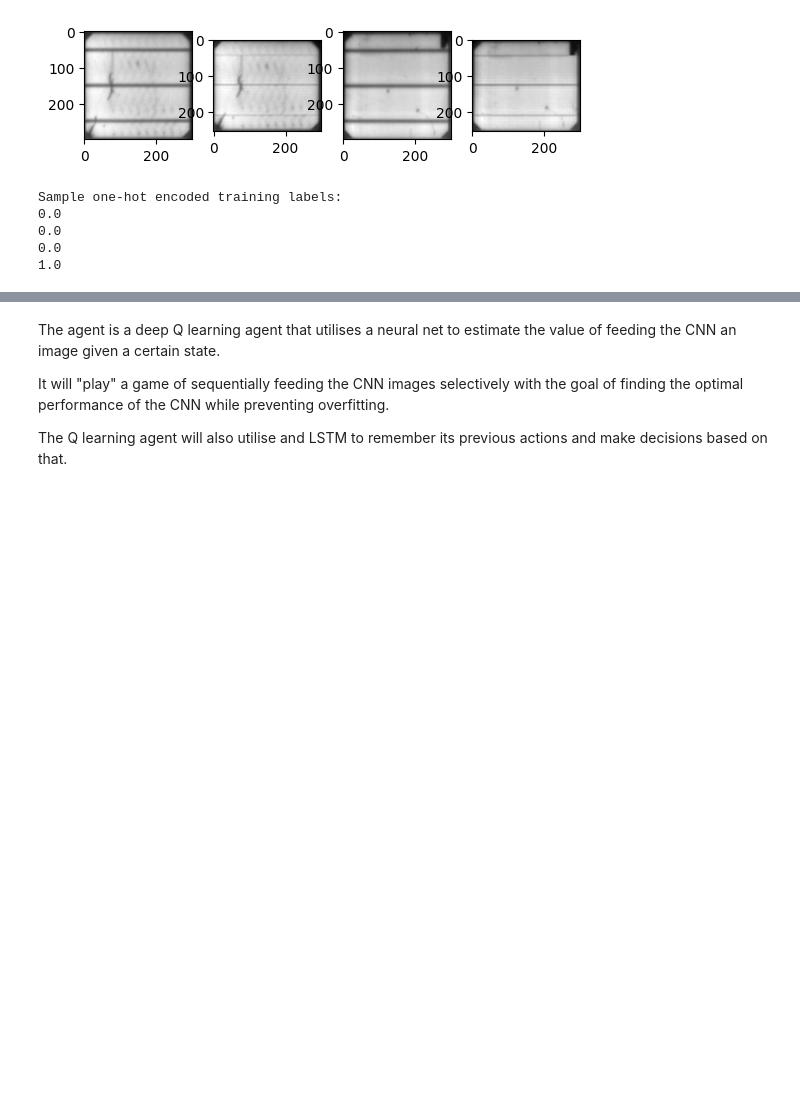
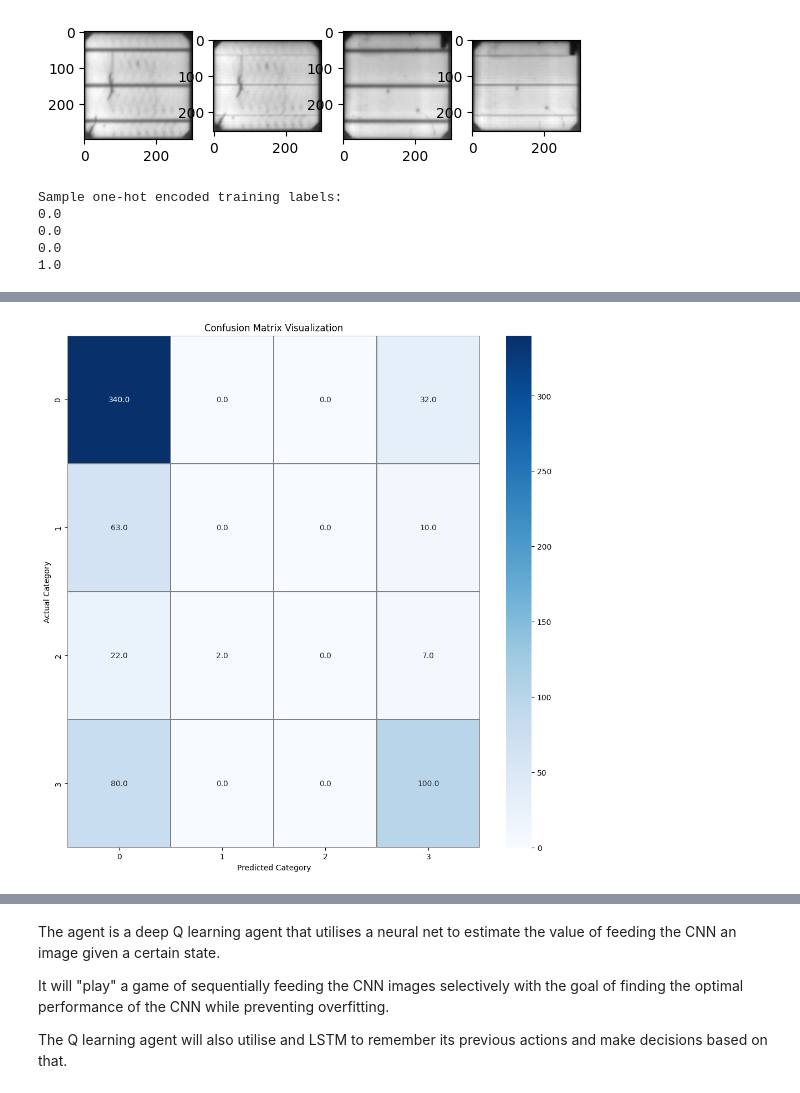
Before and after one commit to rayyyd/ELPV-cell-defect-classification, a Jupyter notebook: agent.ipynb, the cells around one changed output, grey strips where cells are left out. Drawn from its saved outputs; the diff is of its cells as text; code cells hidden in the pictures; blank space fills up the shorter version.

```diff
--- a/agent.ipynb
+++ b/agent.ipynb
@@ -236,7 +236,7 @@ from keras.models import Sequential
 from keras.layers import Dense, Dropout, Flatten, Conv2D, MaxPool2D
 from tensorflow.keras.models import Sequential
 from tensorflow.keras.layers import Conv2D, MaxPooling2D, Flatten, Dense, BatchNormalization, Activation, Dropout
-from scikeras.wrappers import KerasClassifier, KerasRegressor
+# from scikeras.wrappers import KerasClassifier, KerasRegressor
 
 def model():
         model = Sequential()
@@ -261,8 +261,8 @@ def model():
         model.compile(optimizer = optimizer , loss = "categorical_crossentropy", metrics=["accuracy"])
         return model
 
-epochs = 10
-batch_size = 15
+epochs = 150
+batch_size = 32
 
 datagen = ImageDataGenerator(
         featurewise_center=False,
@@ -306,60 +306,63 @@ class BestModelCallback(Callback):
             print(f"New best model saved: {self.best_model_path}")
 # %%
 # Custom callback to track the best model
-model = Sequential()
+def cnn():
+  model = Sequential()
 
-model.add(Conv2D(filters=8, kernel_size=(3,3), padding='Same', activation='relu', input_shape=(200,200,1)))
-model.add(BatchNormalization())  # Batch Normalization layer
-model.add(Conv2D(filters=16, kernel_size=(3,3), padding='Same', activation='relu'))
-model.add(BatchNormalization())  # Batch Normalization layer
-model.add(MaxPool2D((2,2),strides=(2,2)))
+  model.add(Conv2D(filters=8, kernel_size=(3,3), padding='Same', activation='relu', input_shape=(200,200,1)))
+  model.add(BatchNormalization())  # Batch Normalization layer
+  model.add(Conv2D(filters=16, kernel_size=(3,3), padding='Same', activation='relu'))
+  model.add(BatchNormalization())  # Batch Normalization layer
+  model.add(MaxPool2D((2,2),strides=(2,2)))
 
-model.add(Dropout(0.25))
+  model.add(Dropout(0.25))
 
-model.add(Conv2D(filters=32, kernel_size=(3,3), padding='Same', activation='relu'))
-model.add(BatchNormalization())  # Batch Normalization layer
+  model.add(Conv2D(filters=32, kernel_size=(3,3), padding='Same', activation='relu'))
+  model.add(BatchNormalization())  # Batch Normalization layer
 
 
-model.add(Flatten())
-model.add(Dense(64, activation='relu'))
-model.add(Dense(4, activation='sigmoid'))
-optimizer = Adam(learning_rate=0.00002, beta_1=0.85, beta_2=0.98)
+  model.add(Flatten())
+  model.add(Dense(64, activation='relu'))
+  model.add(Dense(4, activation='sigmoid'))
+  optimizer = Adam(learning_rate=0.00002, beta_1=0.85, beta_2=0.98)
 
-model.compile(optimizer = optimizer , loss = "categorical_crossentropy", metrics=["accuracy"])
-best_model_callback = BestModelCallback(model)
+  model.compile(optimizer = optimizer , loss = "categorical_crossentropy", metrics=["accuracy"])
+  best_model_callback = BestModelCallback(model)
 
-history = model.fit(datagen.flow(X_train, Y_train, batch_size=batch_size),
-                    epochs=epochs,
-                    validation_data=(X_test, Y_test),
-                    steps_per_epoch=X_train.shape[0] // batch_size,
-                    callbacks=[best_model_callback])
+  history = model.fit(datagen.flow(X_train, Y_train, batch_size=batch_size),
+                      epochs=epochs,
+                      validation_data=(X_test, Y_test),
+                      steps_per_epoch=X_train.shape[0] // batch_size,
+                      callbacks=[best_model_callback])
 
-# Ensure the best model was saved
-if best_model_callback.best_model_path:
-    # Load the best model
-    best_model = keras.models.load_model(best_model_callback.best_model_path)
-    print(f"Best model loaded: {best_model_callback.best_model_path}")
+  # Ensure the best model was saved
+  if best_model_callback.best_model_path:
+      # Load the best model
+      best_model = keras.models.load_model(best_model_callback.best_model_path)
+      print(f"Best model loaded: {best_model_callback.best_model_path}")
 
-    # Predict on test dataset with best model
-    test_predictions = best_model.predict(X_test)
-    predicted_categories = np.argmax(test_predictions, axis=1)
-    true_categories = np.argmax(Y_test, axis=1)
+      # Predict on test dataset with best model
+      test_predictions = best_model.predict(X_test)
+      predicted_categories = np.argmax(test_predictions, axis=1)
+      true_categories = np.argmax(Y_test, axis=1)
 
-    # Generate confusion matrix
-    matrix_of_confusion = confusion_matrix(true_categories, predicted_categories)
+      # Generate confusion matrix
+      matrix_of_confusion = confusion_matrix(true_categories, predicted_categories)
 
-    # Plot the confusion matrix
-    plt.figure(figsize=(12, 12))
-    sns.heatmap(matrix_of_confusion, annot=True, linewidths=0.01, cmap="Blues", linecolor="gray", fmt='.1f')
-    plt.xlabel("Predicted Category")
-    plt.ylabel("Actual Category")
-    plt.title("Confusion Matrix Visualization")
-    plt.show()
+      # Plot the confusion matrix
+      plt.figure(figsize=(12, 12))
+      sns.heatmap(matrix_of_confusion, annot=True, linewidths=0.01, cmap="Blues", linecolor="gray", fmt='.1f')
+      plt.xlabel("Predicted Category")
+      plt.ylabel("Actual Category")
+      plt.title("Confusion Matrix Visualization")
+      plt.show()
 
-    # Evaluate the best model
-    evaluation = best_model.evaluate(X_test, Y_test, verbose=0)
-    print("Test Loss:", evaluation[0])
-    print("Test Accuracy:", evaluation[1])
-else:
-    print("No best model was saved.")
+      # Evaluate the best model
+      evaluation = best_model.evaluate(X_test, Y_test, verbose=0)
+      print("Test Loss:", evaluation[0])
+      print("Test Accuracy:", evaluation[1])
+  else:
+      print("No best model was saved.")
+
+cnn()
 # %% [output]
@@ -367,0 +387 @@ KeyboardInterrupt:
+[figure, added]
```
Also changed, not shown: parts of 10 cells of this notebook.
